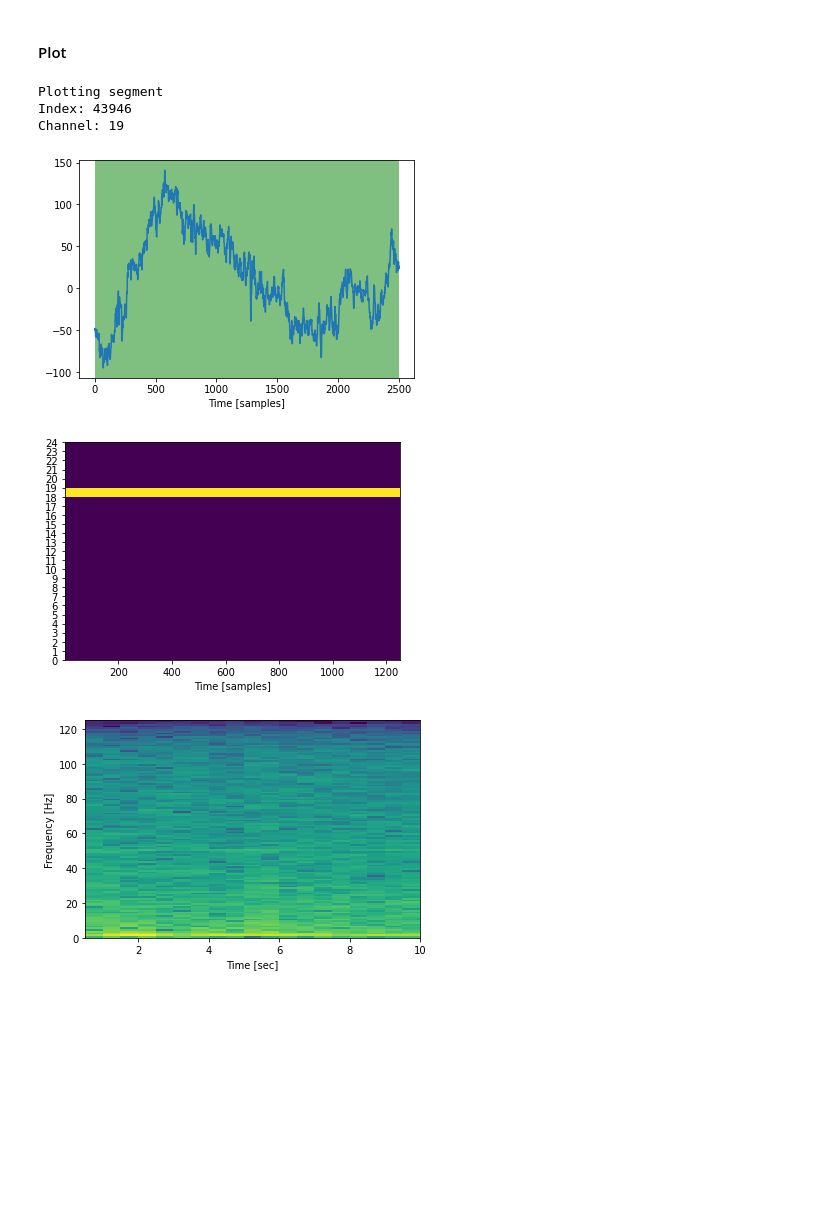
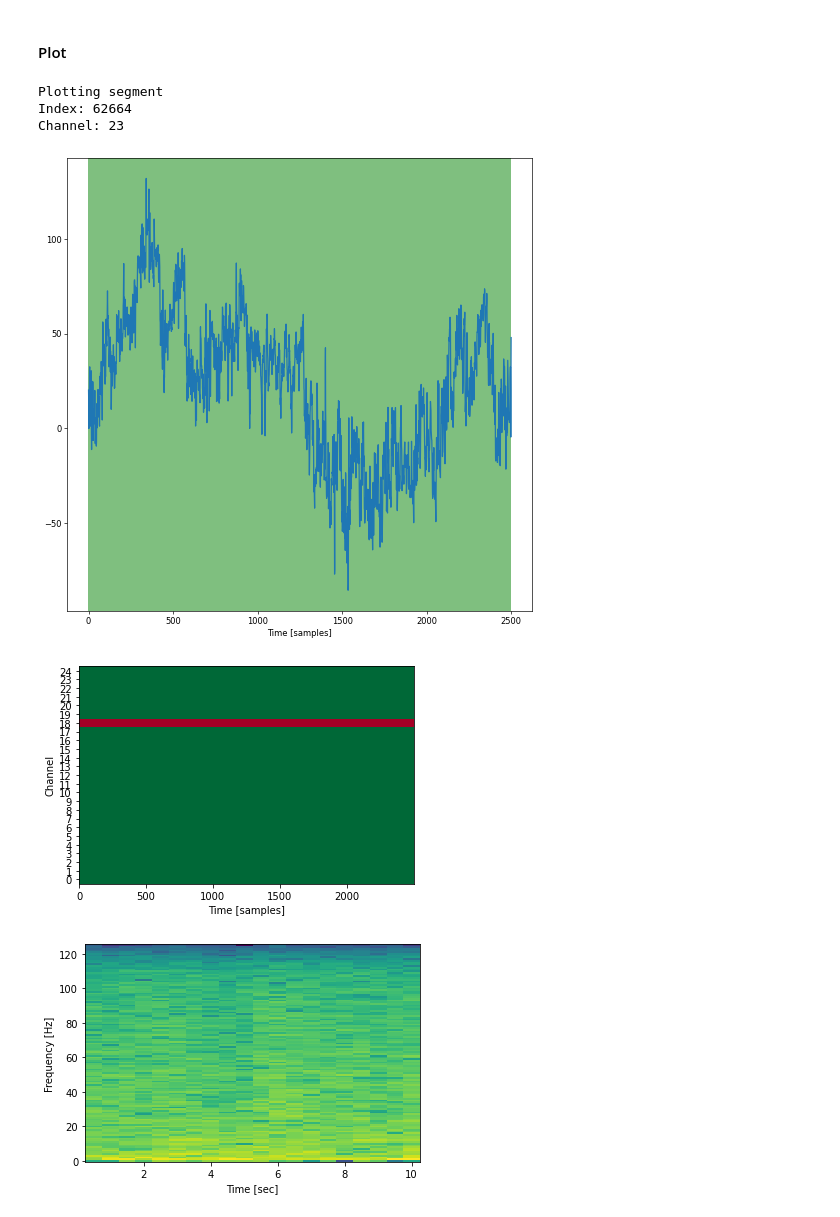
Before and after one commit to Aksel3007/Artefact_Detection, a Jupyter notebook: model_testing.ipynb, the cells around one changed output. Saved outputs shown, nothing was run; the diff lists cells and outputs as text; code cells hidden in the pictures; blank space fills up the shorter version.

```diff
--- a/model_testing.ipynb
+++ b/model_testing.ipynb
@@ -178,47 +274,58 @@ Segment 71168
 # %% [markdown]
 #### Plot
+# %%
+
+# Pick a random index of a segment to plot
+while True:
+    segment_index = round(random.random()*len(time_series_list))
+    channel = round(random.random()*24)
+
+    #if sum(sum(annotation_list[segment_index])) == 0: # Condition for the plot to show
+    if pred_rounded[segment_index] == 1 and y[segment_index] == 0: # Condition for the plot to show
+        print("Plotting segment")
+        print(f"Index: {segment_index}")
+        print(f"Channel: {channel}")
+        break
+# %% [output]
+Plotting segment
+Index: 62664
+Channel: 23
 # %%
-# Pick a random index of a segment to plot
-if True:
-    print("Plotting segment")
-    segment_index = round(random.random()*len(time_series_list))
-    print(f"Index: {segment_index}")
-    channel = round(random.random()*24)
-    print(f"Channel: {channel}")
-
-else: # To see the next segment instead of a random one
-    segment_index += 1
-
+channel = 13
 
 
 # Convert time series to mne raw object
 labels = list(range(25)) #MNE needs labels for channels (Numbers as placeholder. Should ideally be the correct labels)
 labels = [str(i) for i in labels]
 #raw = mne.io.RawArray(time_series_list[segment_index], info=mne.create_info(labels, 250))
 
-# Plot time series using matplotlib
+# Plot time series using matplotlib and color code the segments with artefact info
+plt.figure(figsize=(10,10), dpi=60)
+#plt.subplot(2,1,1)
 plt.plot(time_series_list[segment_index][channel])
 for i, a in enumerate(annotation_list[segment_index][channel]):
     if a:
         plt.axvspan(i - 0.5, i + 0.5, facecolor='r', alpha=0.5)
     else:
         plt.axvspan(i - 0.5, i + 0.5, facecolor='g', alpha=0.5)
 plt.xlabel('Time [samples]')
 plt.show()
 
-plt.pcolormesh(t[0:2500], labels, annotation_list[segment_index])
+
+# Plot artefact annotations across all channels in the same segment
+#plt.subplot(2,1,2)
+plt.pcolormesh(range(2500), labels, annotation_list[segment_index], cmap=plt.get_cmap('RdYlGn_r'),shading='auto')
 plt.xlabel('Time [samples]')
+plt.ylabel('Channel')
 plt.show()
-# Plot spectrogram using matplotlib
-plt.pcolormesh(t[0:20], f, np.log(spectrogram_list[segment_index]))
 
+
+# Plot spectrogram
+plt.pcolormesh(t[0:20], f, np.log(spectrogram_list[segment_index]),shading='auto')
 plt.ylabel('Frequency [Hz]')
 plt.xlabel('Time [sec]')
 plt.show()
 # %% [output]
-Plotting segment
-Index: 43946
-Channel: 19
-[figure, old version]
+[figure, new version]
-[figure, old version]
+[figure, new version]
-[figure, old version]
+[figure, new version]
```
Also changed, not shown: parts of 13 cells of this notebook, 10 other files.
